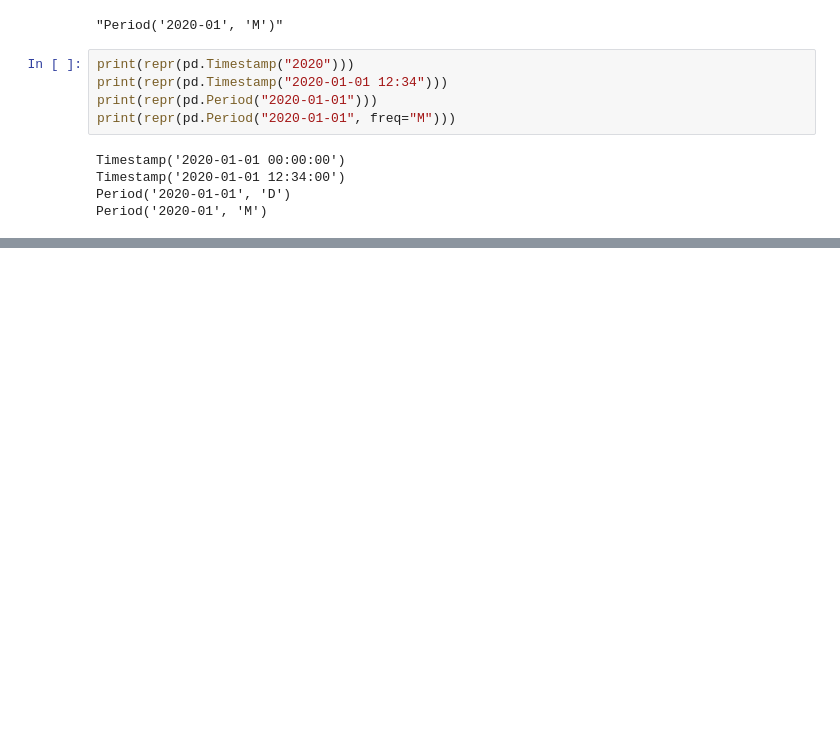
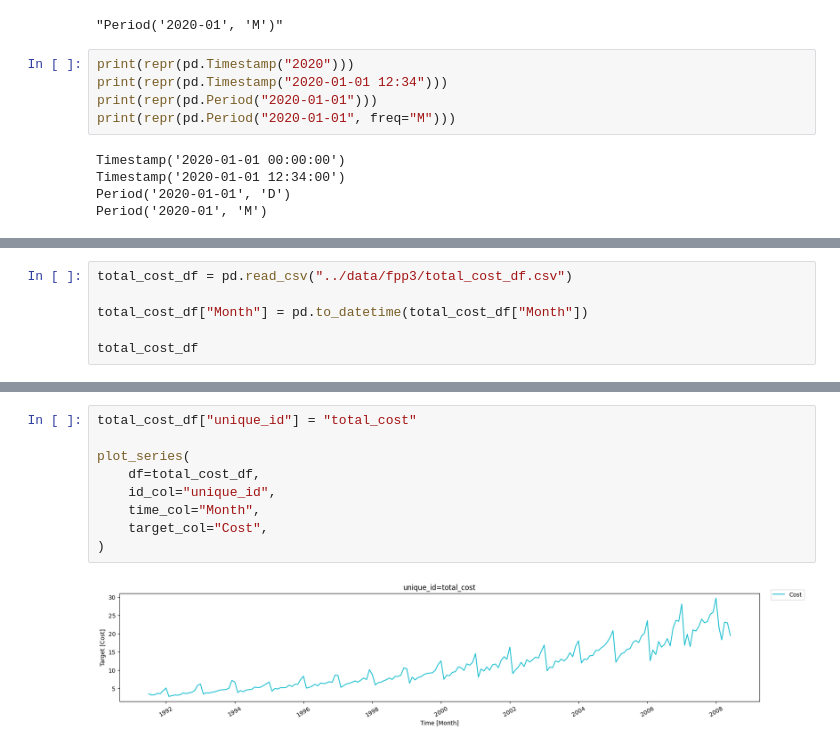
Before and after one commit to omeraytug/fpp3, a Jupyter notebook: code_alongs/02_time_series.ipynb, the cells around one changed output, grey strips where cells are left out. Saved outputs shown, nothing was run; the diff lists cells and outputs as text; blank space fills up the shorter version.

```diff
--- a/code_alongs/02_time_series.ipynb
+++ b/code_alongs/02_time_series.ipynb
@@ -65,0 +101,6 @@ Period('2020-01', 'M')
+# %%
+total_cost_df = pd.read_csv("../data/fpp3/total_cost_df.csv")
+
+total_cost_df["Month"] = pd.to_datetime(total_cost_df["Month"])
+
+total_cost_df
@@ -65,0 +121,11 @@ Period('2020-01', 'M')
+# %%
+total_cost_df["unique_id"] = "total_cost"
+
+plot_series(
+    df=total_cost_df,
+    id_col="unique_id",
+    time_col="Month",
+    target_col="Cost",
+)
+# %% [output]
+[figure, added]
```
Also changed, not shown: parts of 13 cells of this notebook.
